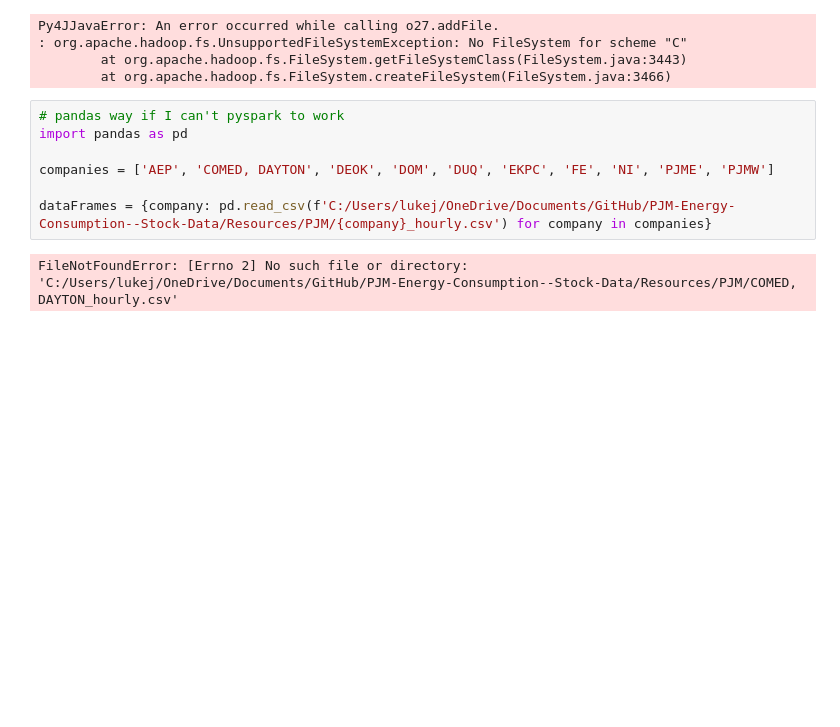
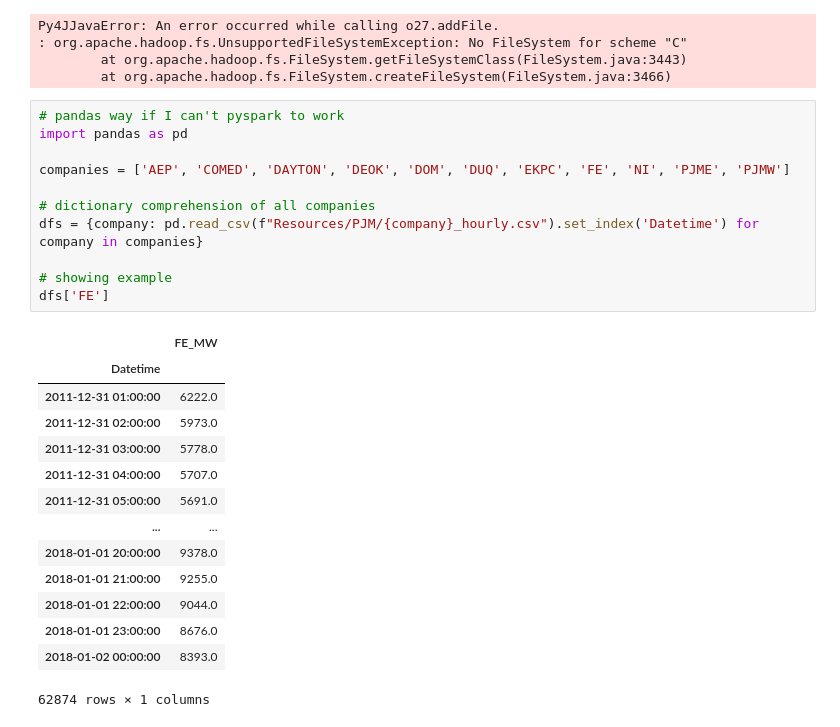
Before and after one commit to lukejjacobs/PJM-Energy-Consumption--Stock-Data, a Jupyter notebook: Energy_AI.ipynb, the cells around one changed output. Saved outputs shown, nothing was run; the diff lists cells and outputs as text; blank space fills up the shorter version.

```diff
--- a/Energy_AI.ipynb
+++ b/Energy_AI.ipynb
@@ -24,9 +24,26 @@ Py4JJavaError: An error occurred while calling o27.addFile.
 # %%
 # pandas way if I can't pyspark to work
 import pandas as pd
 
-companies = ['AEP', 'COMED, DAYTON', 'DEOK', 'DOM', 'DUQ', 'EKPC', 'FE', 'NI', 'PJME', 'PJMW']
+companies = ['AEP', 'COMED', 'DAYTON', 'DEOK', 'DOM', 'DUQ', 'EKPC', 'FE', 'NI', 'PJME', 'PJMW']
 
-dataFrames = {company: pd.read_csv(f'C:/Users/lukej/OneDrive/Documents/GitHub/PJM-Energy-Consumption--Stock-Data/Resources/PJM/{company}_hourly.csv') for company in companies}
+# dictionary comprehension of all companies
+dfs = {company: pd.read_csv(f"Resources/PJM/{company}_hourly.csv").set_index('Datetime') for company in companies}
+
+# showing example
+dfs['FE']
 # %% [output]
+|  | FE_MW |
+| Datetime |  |
+| 2011-12-31 01:00:00 | 6222.0 |
+| 2011-12-31 02:00:00 | 5973.0 |
+| 2011-12-31 03:00:00 | 5778.0 |
+| 2011-12-31 04:00:00 | 5707.0 |
+| 2011-12-31 05:00:00 | 5691.0 |
+| ... | ... |
+| 2018-01-01 20:00:00 | 9378.0 |
+| 2018-01-01 21:00:00 | 9255.0 |
+| 2018-01-01 22:00:00 | 9044.0 |
+| 2018-01-01 23:00:00 | 8676.0 |
+| 2018-01-02 00:00:00 | 8393.0 |
-FileNotFoundError: [Errno 2] No such file or directory: 'C:/Users/lukej/OneDrive/Documents/GitHub/PJM-Energy-Consumption--Stock-Data/Resources/PJM/COMED, DAYTON_hourly.csv'
+62874 rows × 1 columns
```
Also changed, not shown: parts of 2 cells of this notebook.
